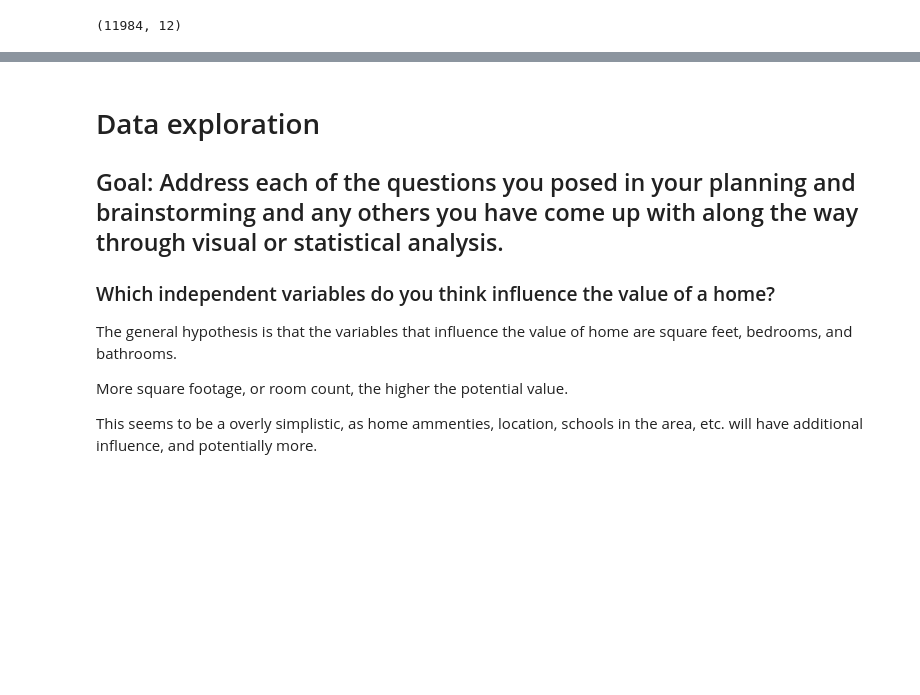
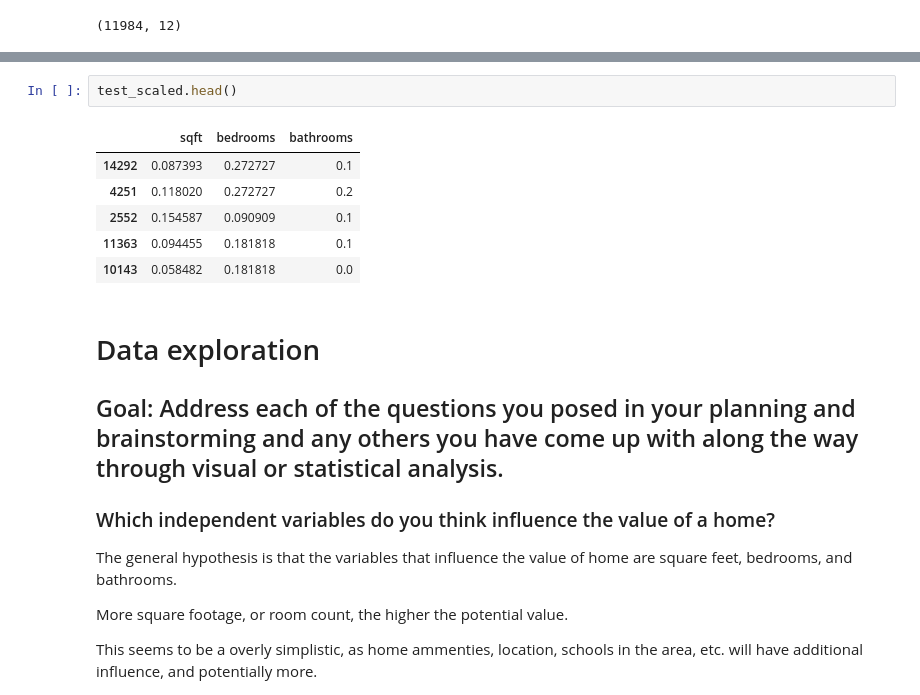
Before and after one commit to chasethompson/Home-Value-Estimator, a Jupyter notebook: zillow_project.ipynb, the cells around one changed output, grey strips where cells are left out. Drawn from its saved outputs; the diff is of its cells as text; blank space fills up the shorter version.

```diff
--- a/zillow_project.ipynb
+++ b/zillow_project.ipynb
@@ -374,3 +388,12 @@ y_train.head()
+# %%
+test_scaled.head()
+# %% [output]
+|  | sqft | bedrooms | bathrooms |
+| 14292 | 0.087393 | 0.272727 | 0.1 |
+| 4251 | 0.118020 | 0.272727 | 0.2 |
+| 2552 | 0.154587 | 0.090909 | 0.1 |
+| 11363 | 0.094455 | 0.181818 | 0.1 |
+| 10143 | 0.058482 | 0.181818 | 0.0 |
 # %% [markdown]
 # Data exploration
 
```
Also changed, not shown: parts of 39 cells of this notebook.
